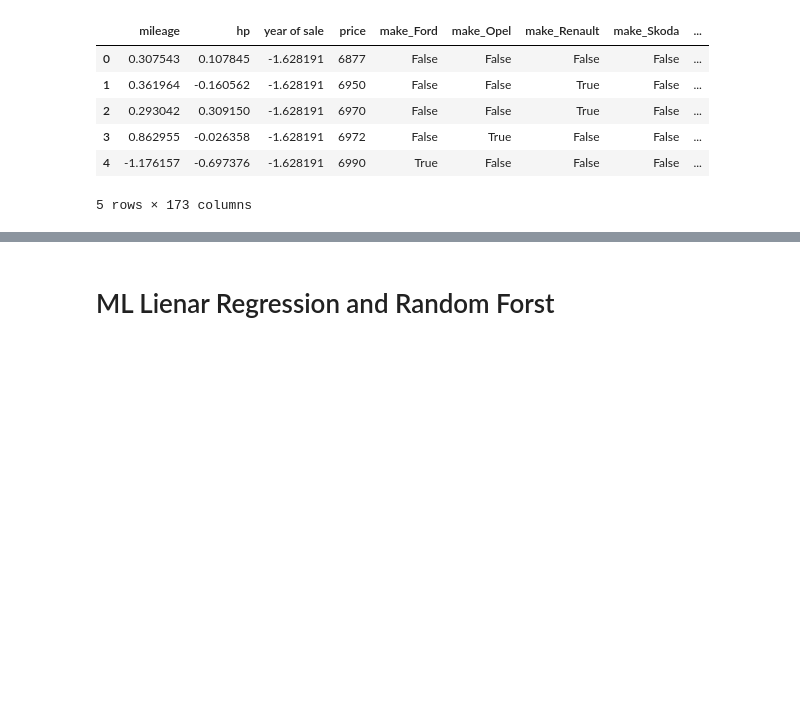
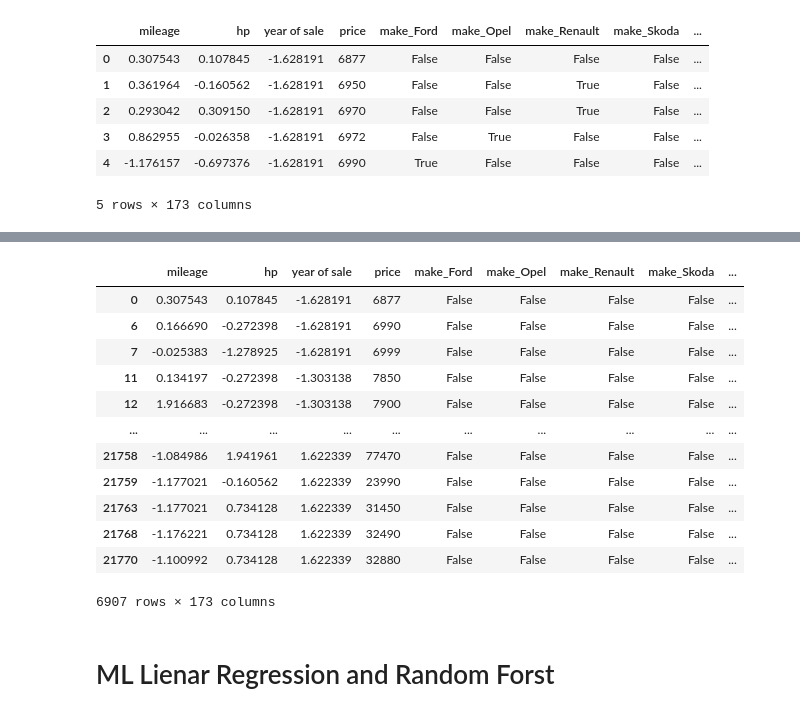
Before and after one commit to bayzero91/Autoscout_Analytics_Project_V2, a Jupyter notebook: Dataprep_Price_App.ipynb, the cells around one changed output, grey strips where cells are left out. Drawn from its saved outputs; the diff is of its cells as text; code cells hidden in the pictures; blank space fills up the shorter version.

```diff
--- a/EDA_&_ ML.ipynb
+++ b/Dataprep_Price_App.ipynb
@@ -198,3 +194,22 @@ sns.histplot(data["price"])
+# %%
+# dict of key->brand and value -> db filtered by brand
+data_dict = {i: data[data["make_"+i]==1] for i in top_5_brands}
+# %%
+data_dict["Volkswagen"]
+# %% [output]
+|  | mileage | hp | year of sale | price | make_Ford | make_Opel | make_Renault | make_Skoda | ... |
+| 0 | 0.307543 | 0.107845 | -1.628191 | 6877 | False | False | False | False | ... |
+| 6 | 0.166690 | -0.272398 | -1.628191 | 6990 | False | False | False | False | ... |
+| 7 | -0.025383 | -1.278925 | -1.628191 | 6999 | False | False | False | False | ... |
+| 11 | 0.134197 | -0.272398 | -1.303138 | 7850 | False | False | False | False | ... |
+| 12 | 1.916683 | -0.272398 | -1.303138 | 7900 | False | False | False | False | ... |
+| ... | ... | ... | ... | ... | ... | ... | ... | ... | ... |
+| 21758 | -1.084986 | 1.941961 | 1.622339 | 77470 | False | False | False | False | ... |
+| 21759 | -1.177021 | -0.160562 | 1.622339 | 23990 | False | False | False | False | ... |
+| 21763 | -1.177021 | 0.734128 | 1.622339 | 31450 | False | False | False | False | ... |
+| 21768 | -1.176221 | 0.734128 | 1.622339 | 32490 | False | False | False | False | ... |
+| 21770 | -1.100992 | 0.734128 | 1.622339 | 32880 | False | False | False | False | ... |
+6907 rows × 173 columns
 # %% [markdown]
 # ML Lienar Regression and Random Forst
 # %%
```
Also changed, not shown: parts of 17 cells of this notebook, 2 other files.
